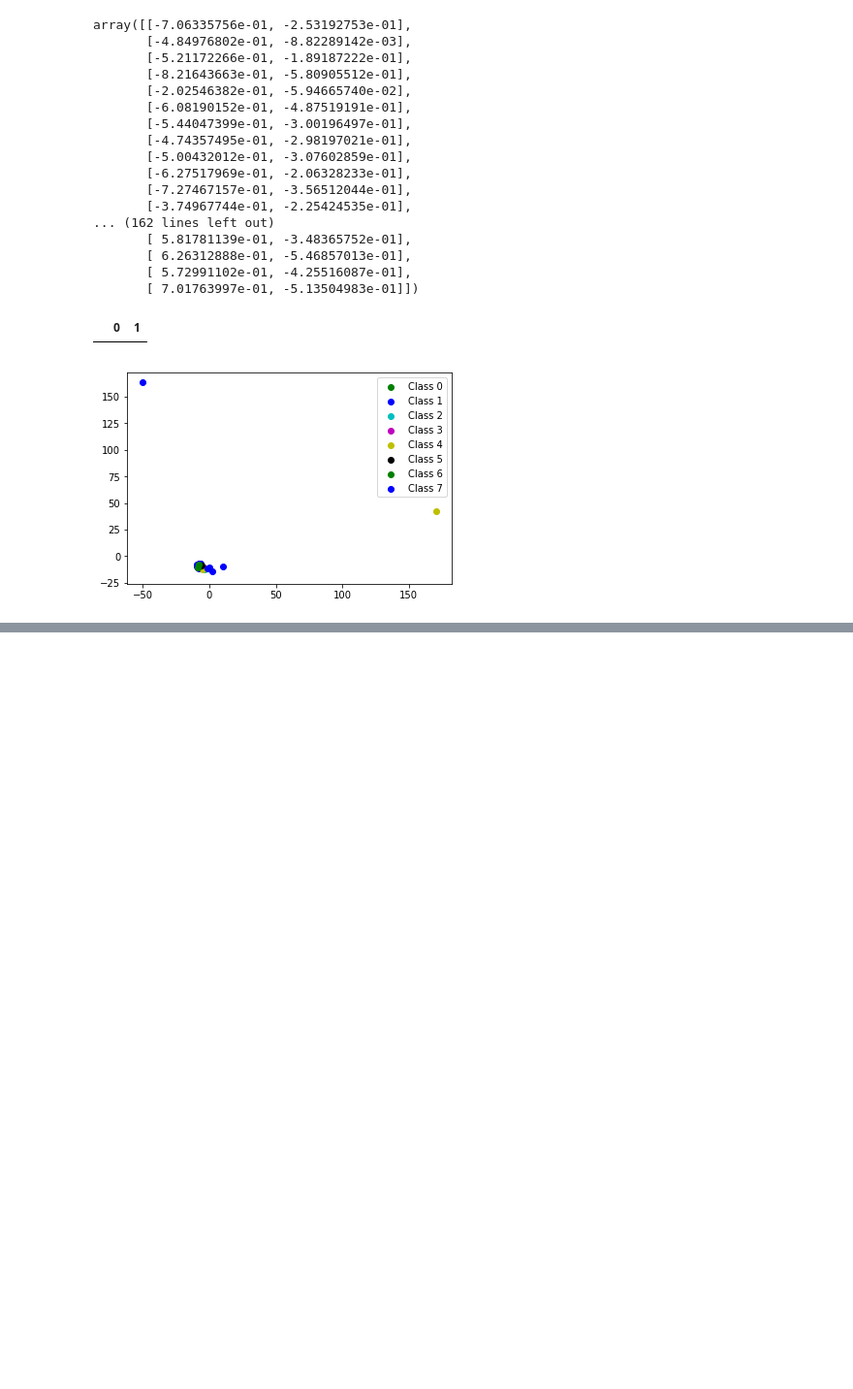
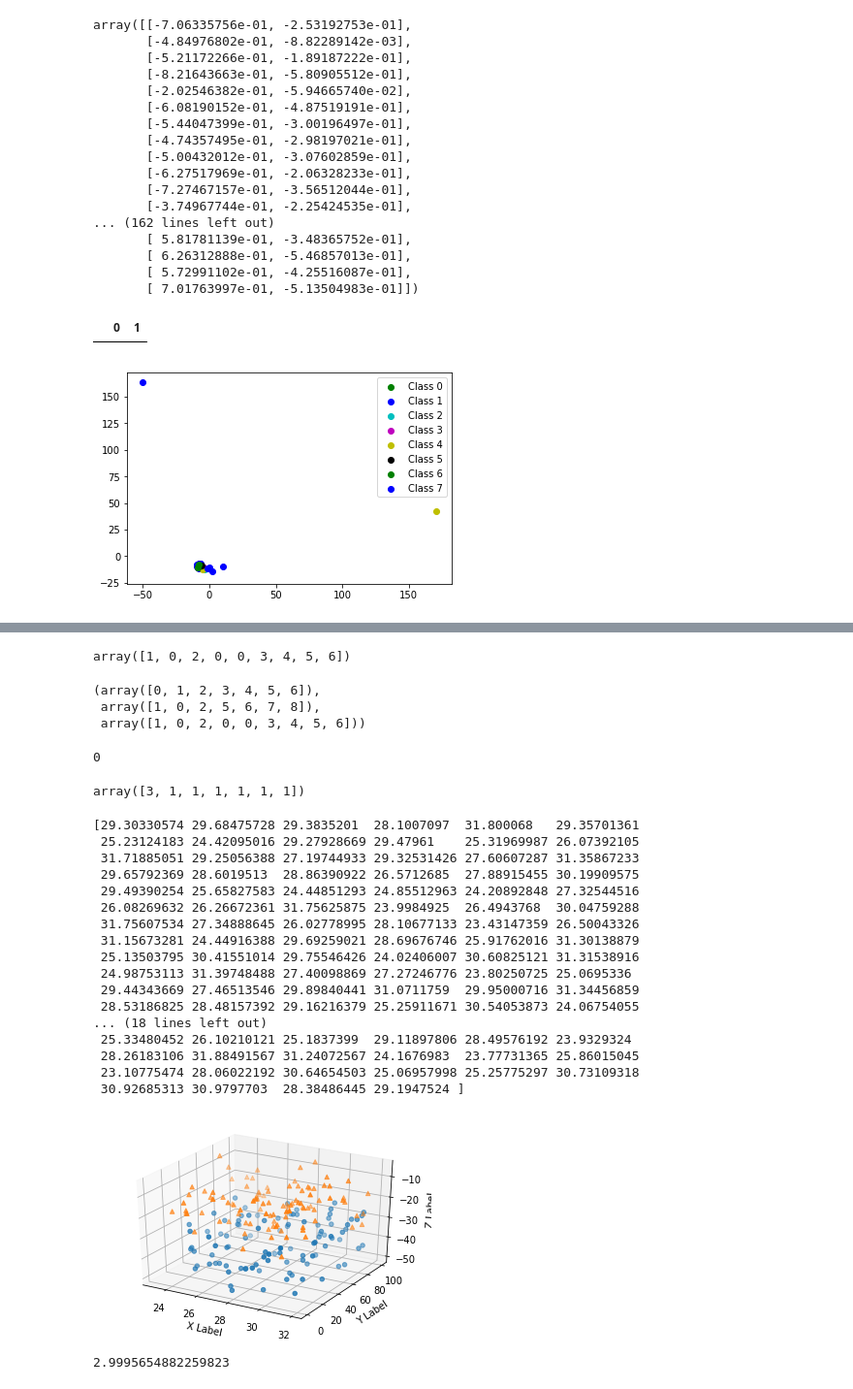
Before and after one commit to joachimwolff/scHiCExplorer, a Jupyter notebook: clustering.ipynb, the cells around one changed output, grey strips where cells are left out. Shown at 97% size. Cells and saved outputs as stored; diff of their text form; code cells hidden in the pictures; blank space fills up the shorter version.

```diff
--- a/clustering.ipynb
+++ b/clustering.ipynb
@@ -451,0 +521,79 @@ plt.show()
+# %%
+muh.toarray()[0]
+# %% [output]
+array([1, 0, 2, 0, 0, 3, 4, 5, 6])
+# %%
+np.unique(muh.toarray()[0],return_index=True, return_inverse=True)
+# %% [output]
+(array([0, 1, 2, 3, 4, 5, 6]),
+ array([1, 0, 2, 5, 6, 7, 8]),
+ array([1, 0, 2, 0, 0, 3, 4, 5, 6]))
+# %%
+counts = np.bincount(muh.toarray()[0])
+print(np.argmax(counts))
+# %% [output]
+0
+# %%
+counts
+# %% [output]
+array([3, 1, 1, 1, 1, 1, 1])
+# %%
+from mpl_toolkits.mplot3d import Axes3D  # noqa: F401 unused import
+
+import matplotlib.pyplot as plt
+import numpy as np
+
+# Fixing random state for reproducibility
+np.random.seed(19680801)
+
+
+def randrange(n, vmin, vmax):
+    '''
+    Helper function to make an array of random numbers having shape (n, )
+    with each number distributed Uniform(vmin, vmax).
+    '''
+    return (vmax - vmin)*np.random.rand(n) + vmin
+
+fig = plt.figure()
+ax = fig.add_subplot(111, projection='3d')
+
+n = 100
+
+# For each set of style and range settings, plot n random points in the box
+# defined by x in [23, 32], y in [0, 100], z in [zlow, zhigh].
+for m, zlow, zhigh in [('o', -50, -25), ('^', -30, -5)]:
+    xs = randrange(n, 23, 32)
+    ys = randrange(n, 0, 100)
+    zs = randrange(n, zlow, zhigh)
+
+    ax.scatter(xs, ys, zs, marker=m)
+
+
+ax.set_xlabel('X Label')
+ax.set_ylabel('Y Label')
+ax.set_zlabel('Z Label')
+
+plt.show()
+# %% [output]
+[29.30330574 29.68475728 29.3835201  28.1007097  31.800068   29.35701361
+ 25.23124183 24.42095016 29.27928669 29.47961    25.31969987 26.07392105
+ 31.71885051 29.25056388 27.19744933 29.32531426 27.60607287 31.35867233
+ 29.65792369 28.6019513  28.86390922 26.5712685  27.88915455 30.19909575
+ 29.49390254 25.65827583 24.44851293 24.85512963 24.20892848 27.32544516
+ 26.08269632 26.26672361 31.75625875 23.9984925  26.4943768  30.04759288
+ 31.75607534 27.34888645 26.02778995 28.10677133 23.43147359 26.50043326
+ 31.15673281 24.44916388 29.69259021 28.69676746 25.91762016 31.30138879
+ 25.13503795 30.41551014 29.75546426 24.02406007 30.60825121 31.31538916
+ 24.98753113 31.39748488 27.40098869 27.27246776 23.80250725 25.0695336
+ 29.44343669 27.46513546 29.89840441 31.0711759  29.95000716 31.34456859
+ 28.53186825 28.48157392 29.16216379 25.25911671 30.54053873 24.06754055
+... (18 lines left out)
+ 25.33480452 26.10210121 25.1837399  29.11897806 28.49576192 23.9329324
+ 28.26183106 31.88491567 31.24072567 24.1676983  23.77731365 25.86015045
+ 23.10775474 28.06022192 30.64654503 25.06957998 25.25775297 30.73109318
+ 30.92685313 30.9797703  28.38486445 29.1947524 ]
+[figure, added]
+# %%
+np.log10(999)
+# %% [output]
+2.9995654882259823
```
Also changed, not shown: parts of 26 cells of this notebook.
